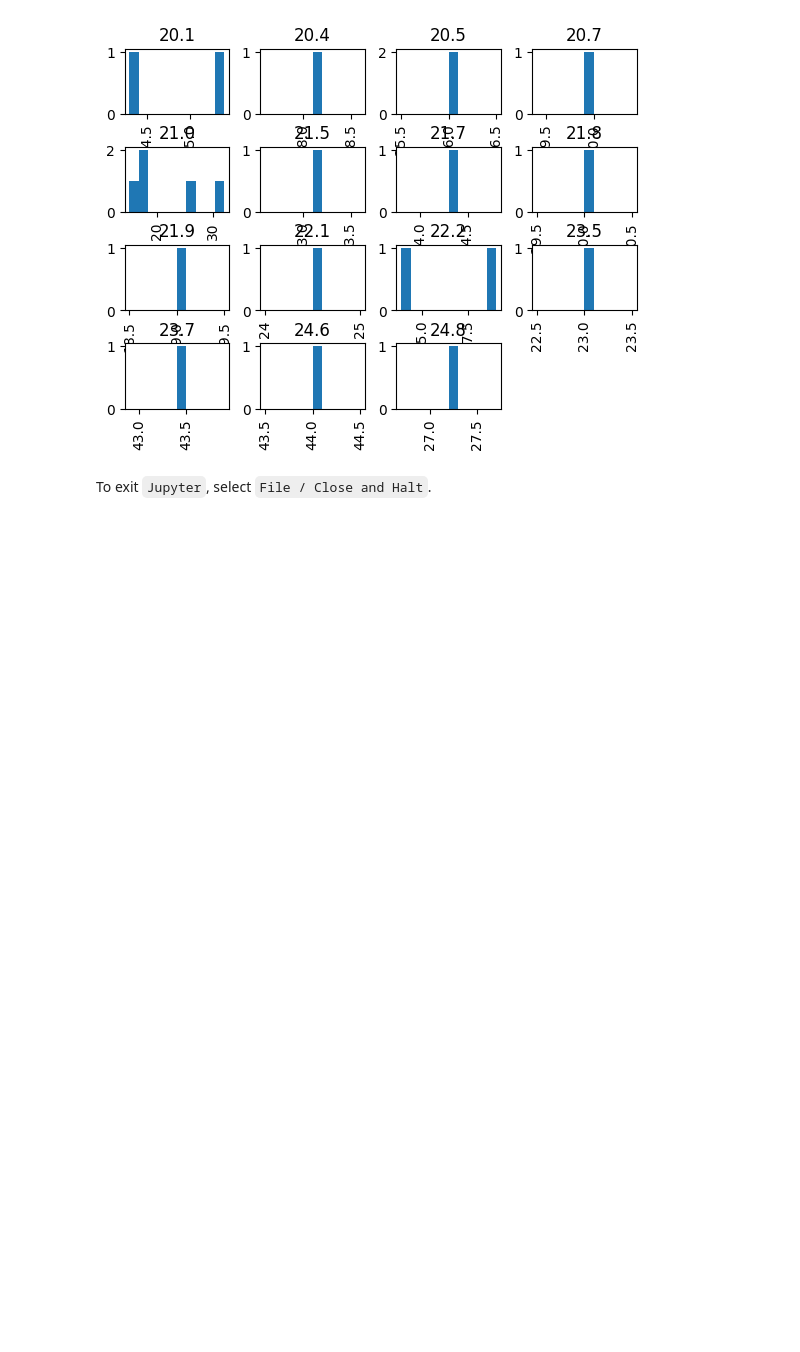
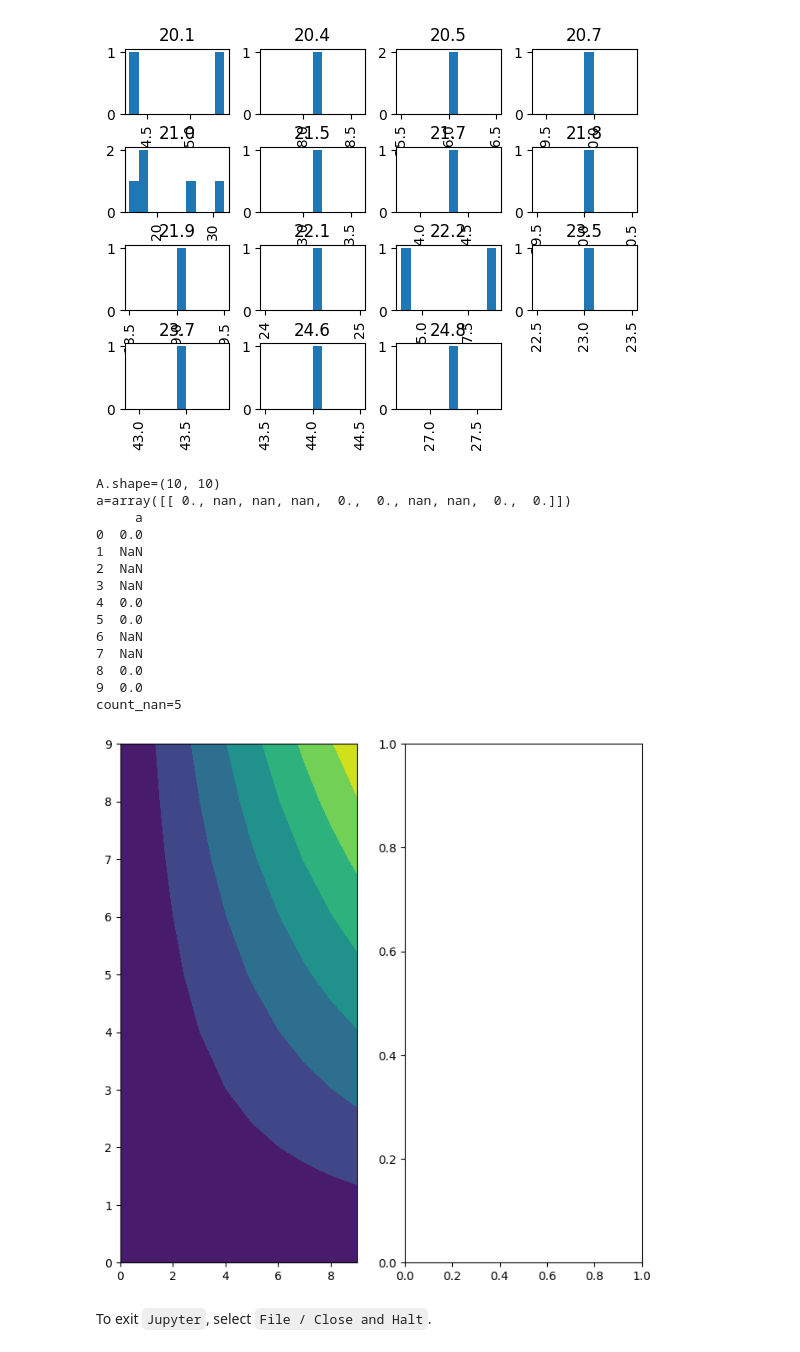
Before and after one commit to aminehd/ISLP_labs_amineh, a Jupyter notebook: Ch02-statlearn-lab.ipynb, the cells around one changed output. Saved outputs shown, nothing was run; the diff lists cells and outputs as text; code cells hidden in the pictures; blank space fills up the shorter version.

```diff
--- a/Ch02-statlearn-lab.ipynb
+++ b/Ch02-statlearn-lab.ipynb
@@ -2214,5 +2214,43 @@ array([[<Axes: title={'center': '20.1'}>,
 [figure]
 [figure]
 [figure]
+# %%
+import numpy as np
+from matplotlib.pyplot import subplots
+import pandas as pd
+fig, axes = subplots(ncols= 2, figsize=(8, 8))
+a = np.linspace(0, 1, 10)
+b = np.linspace(0, 1, 10)
+A = np.multiply.outer(a, b)
+
+ax0= axes[0]
+ax1 = axes[1]
+print(f'{A.shape=}')
+ax0.contourf(A)
+
+default_range = np.random.default_rng(1)
+a = default_range.choice([0, np.nan], size=(1, 10))
+B = pd.DataFrame(a.T, columns=['a'])
+print(f'{a=}')
+print(f'{B}')
+
+count_nan = np.isnan(B.a).sum()
+print(f'{count_nan=}')
+# %% [output]
+A.shape=(10, 10)
+a=array([[ 0., nan, nan, nan,  0.,  0., nan, nan,  0.,  0.]])
+     a
+0  0.0
+1  NaN
+2  NaN
+3  NaN
+4  0.0
+5  0.0
+6  NaN
+7  NaN
+8  0.0
+9  0.0
+count_nan=5
+[figure, added]
 # %% [markdown]
 To exit `Jupyter`,  select `File / Close and Halt`.
```
